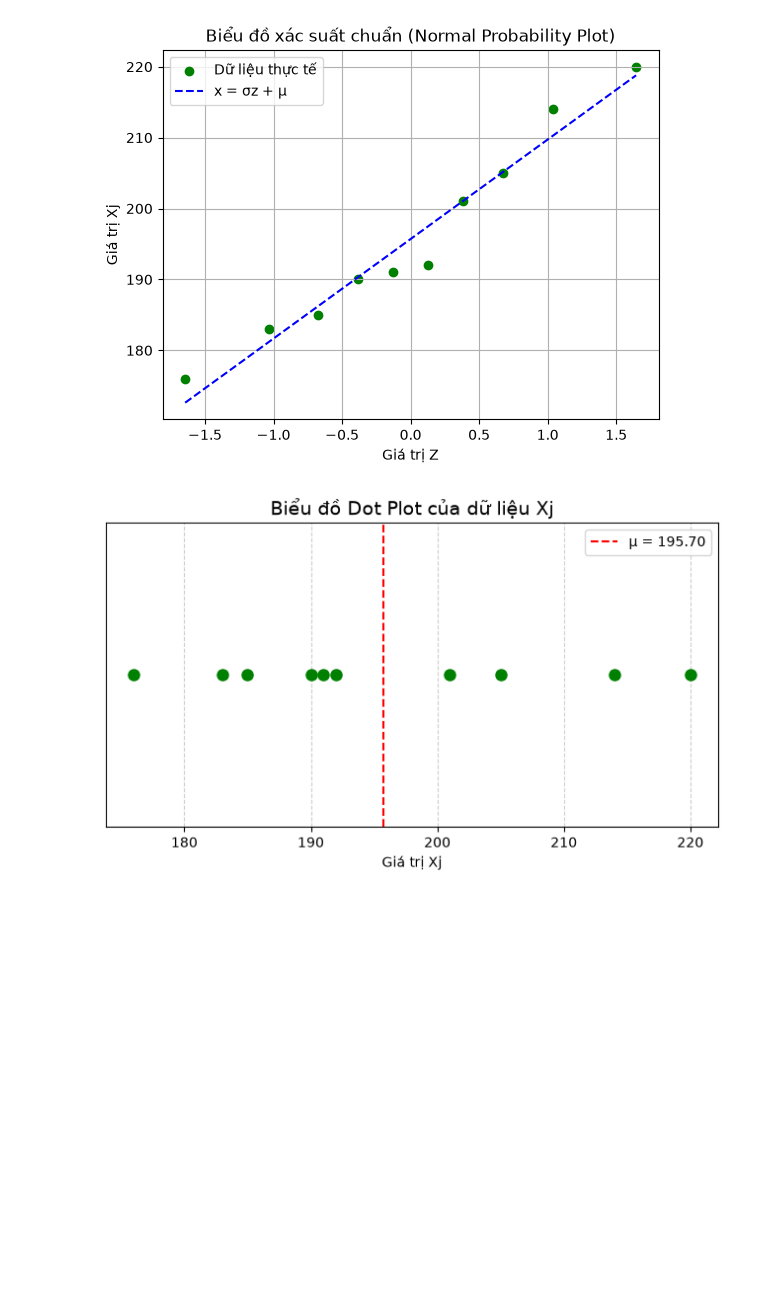
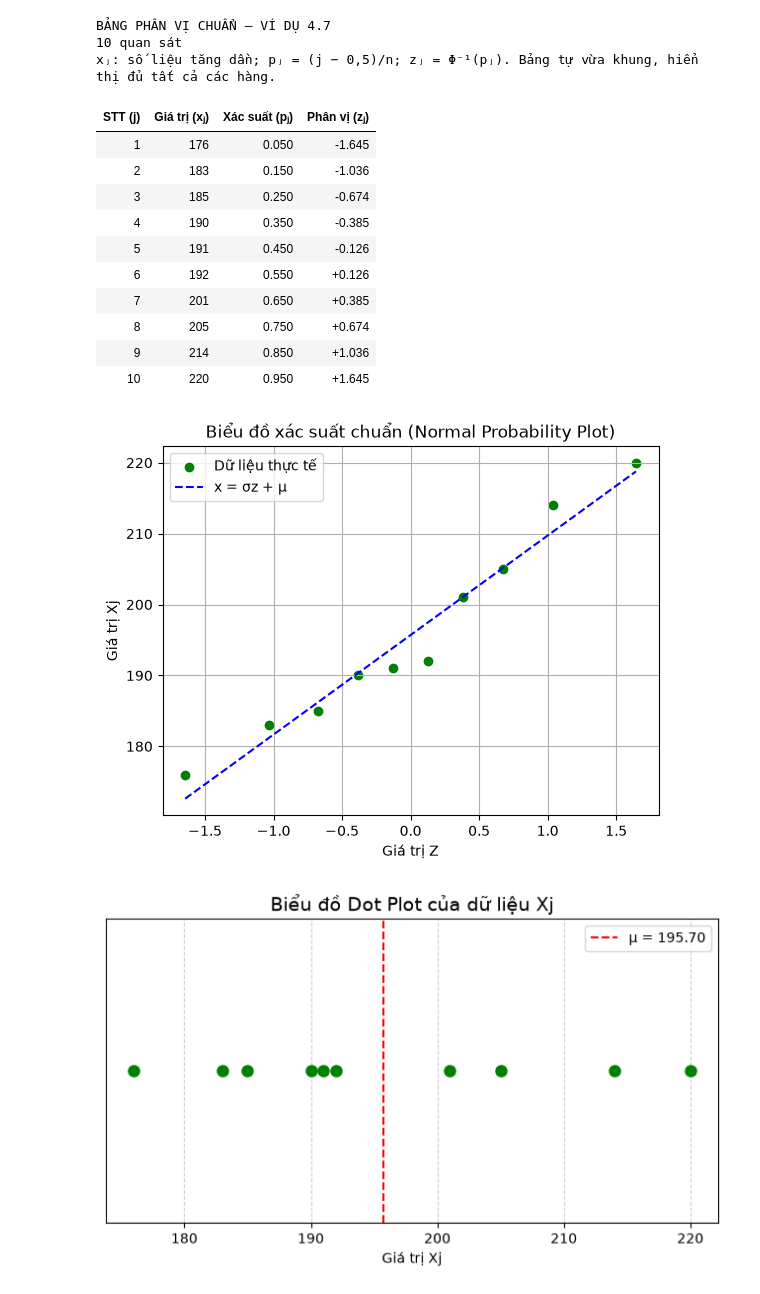
Before and after one commit to nguyenhoaingocnhi/XSTK, a Jupyter notebook: main.ipynb, the cells around one changed output. Saved outputs shown, nothing was run; the diff lists cells and outputs as text; code cells hidden in the pictures; blank space fills up the shorter version.

```diff
--- a/main.ipynb
+++ b/main.ipynb
@@ -7,10 +128,18 @@ from scipy.stats import norm
 # %%
-data =pd.read_excel('Data/Book1.xlsx')
+data = pd.read_excel('Data/Book1.xlsx')
 x = data['J ']
-X_j=data['Xj']
+X_j = data['Xj']
 
-for i in range(len(X_j)):
-    print(f'Xj: {X_j[i]},  x: {x[i]}')
-print(x.head())
-print(X_j.head())
+# Bảng số liệu ban đầu gọn gàng (thay cho việc in từng dòng bằng print).
+bang_ban_dau = pd.DataFrame({
+    'Thứ tự (j)': x.to_numpy(),
+    'Giá trị Xⱼ': X_j.to_numpy()
+})
+hien_thi_bang(
+    bang_ban_dau,
+    'BẢNG SỐ LIỆU BAN ĐẦU – VÍ DỤ 4.7',
+    ghi_chu='Dữ liệu đọc trực tiếp từ tệp Data/Book1.xlsx.',
+    dinh_dang={'Thứ tự (j)': '{:.0f}', 'Giá trị Xⱼ': '{:.0f}'},
+    chieu_cao=380
+)
 # %% [output]
@@ -34,31 +160,54 @@ Name: Xj, dtype: int64
 # %%
 
 X_j = np.sort(data['Xj'])  # sắp xếp tăng dần
 
 # Tính n, t, z
 n = len(X_j)
 t = [(i - 0.5)/n for i in range(1, n+1)]
 z = norm.ppf(t)
 
 # Tính các tham số μ và σ
 mu = np.mean(X_j)
 sigma = np.std(X_j, ddof=1)
+
+# BẢNG SỐ LIỆU TRƯỚC BIỂU ĐỒ Q-Q (theo bảng Ví dụ 4.7 của giáo trình)
+bang_qq = pd.DataFrame({
+    'j': np.arange(1, n + 1),
+    'x_j': X_j,
+    '(j - 0,5)/n': t,
+    'z_j = Φ⁻¹((j - 0,5)/n)': z
+})
+hien_thi_bang_qq(bang_qq, 'BẢNG PHÂN VỊ CHUẨN – VÍ DỤ 4.7', so_le_x=0)
 
 # Vẽ các điểm dữ liệu
 plt.scatter(z, X_j, color='green', label='Dữ liệu thực tế')
 
 # Vẽ đường x = σz + μ
 x_line = sigma * np.array(z) + mu
 plt.plot(z, x_line, color='blue', linestyle='--', label='x = σz + μ')
 
 # Trang trí
 plt.title("Biểu đồ xác suất chuẩn (Normal Probability Plot)")
 plt.xlabel("Giá trị Z")
 plt.ylabel("Giá trị Xj")
 plt.legend()
 plt.grid(True)
 plt.show()
 # %% [output]
+BẢNG PHÂN VỊ CHUẨN – VÍ DỤ 4.7
+10 quan sát
+xⱼ: số liệu tăng dần; pⱼ = (j − 0,5)/n; zⱼ = Φ⁻¹(pⱼ). Bảng tự vừa khung, hiển thị đủ tất cả các hàng.
+| STT (j) | Giá trị (xⱼ) | Xác suất (pⱼ) | Phân vị (zⱼ) |
+| 1 | 176 | 0.050 | -1.645 |
+| 2 | 183 | 0.150 | -1.036 |
+| 3 | 185 | 0.250 | -0.674 |
+| 4 | 190 | 0.350 | -0.385 |
+| 5 | 191 | 0.450 | -0.126 |
+| 6 | 192 | 0.550 | +0.126 |
+| 7 | 201 | 0.650 | +0.385 |
+| 8 | 205 | 0.750 | +0.674 |
+| 9 | 214 | 0.850 | +1.036 |
+| 10 | 220 | 0.950 | +1.645 |
 [figure]
 # %%
 # --- Biểu đồ Dot Plot ---
```
Also changed, not shown: parts of 2 cells of this notebook.
